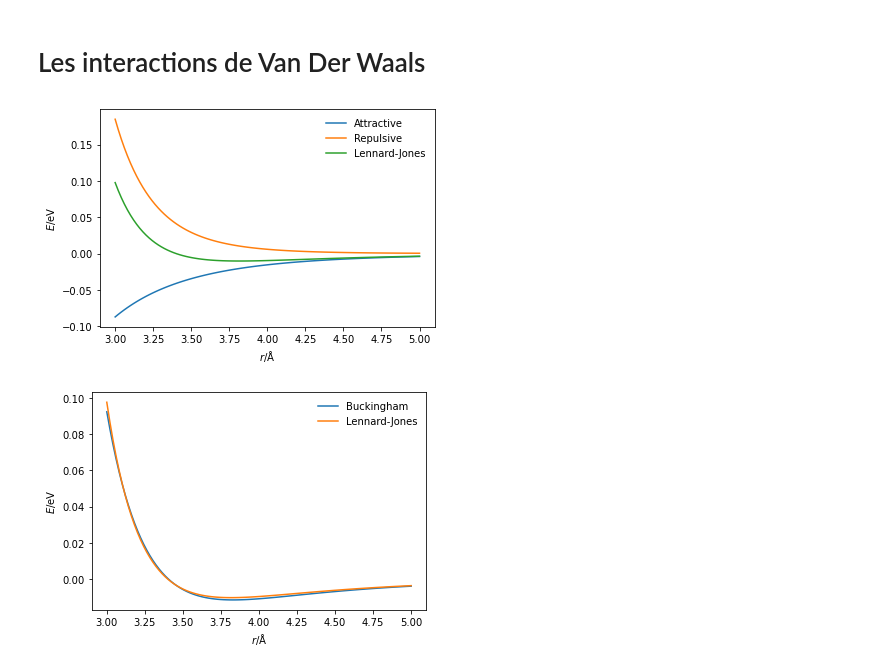
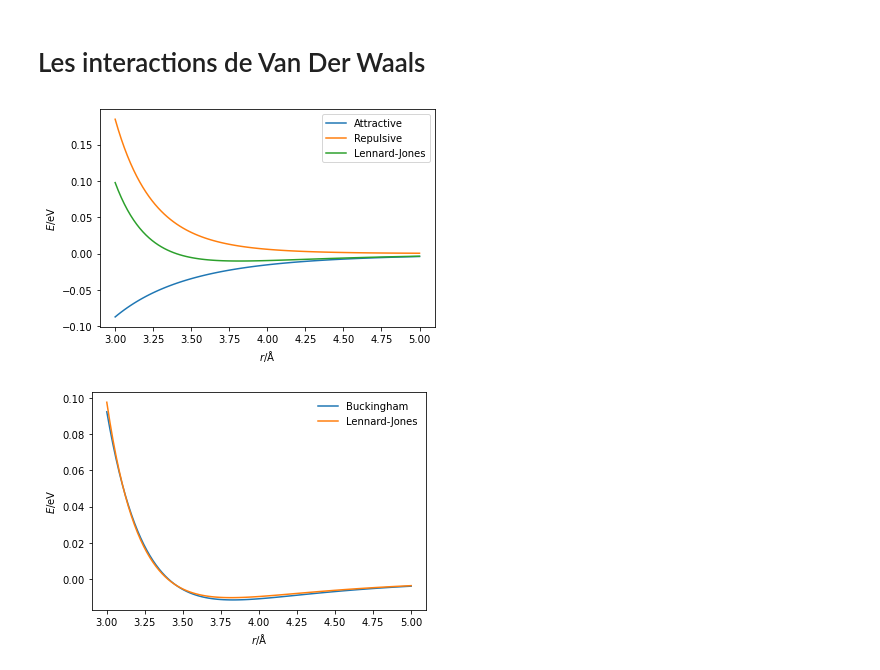
Before and after one commit to ArijDHIAB/Chemical-Interactions-with-Python, a Jupyter notebook: ClassicalMethods/van_der_waals.ipynb, the cells around one changed output. Drawn from its saved outputs; the diff is of its cells as text; code cells hidden in the pictures.

```diff
--- a/ClassicalMethods/van_der_waals.ipynb
+++ b/ClassicalMethods/van_der_waals.ipynb
@@ -81,17 +81,17 @@ def lj_energy(r, epsilon, sigma):
 # %%
 r = np.linspace(3, 5, 100)
 plt.plot(r, attractive_energy(r, 0.0103, 3.4),
          label='Attractive')
 plt.plot(r, repulsive_energy(r, 0.0103, 3.4),
          label='Repulsive')
 plt.plot(r, lj_energy(r, 0.0103, 3.4),
          label='Lennard-Jones')
 plt.xlabel(r'$r$/Å')
 plt.ylabel(r'$E$/eV')
-plt.legend(frameon=False)
+plt.legend(frameon=True)
 plt.show()
 # %% [output]
-[figure, old version]
+[figure, new version]
 # %%
 def buckingham_energy(rij, a, b, c):
     """
```
Also changed, not shown: 1 other file.
